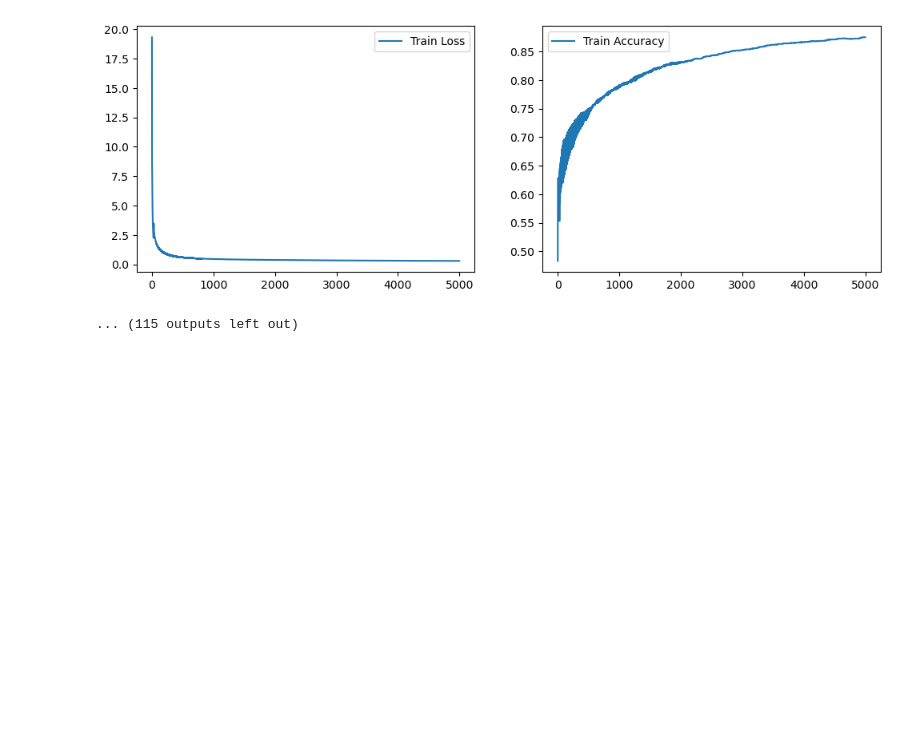
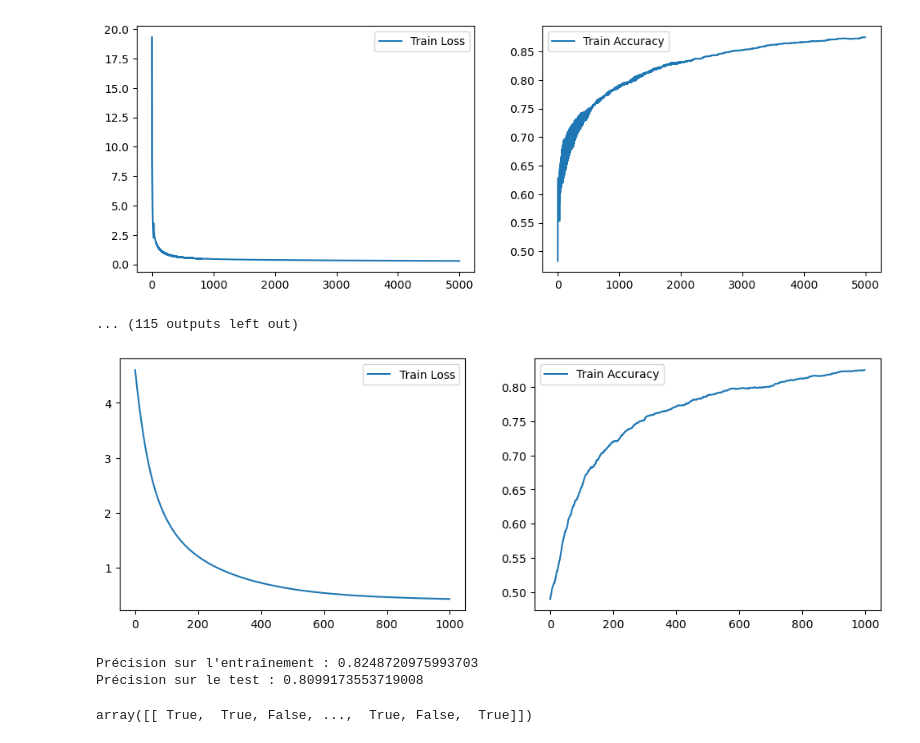
Before and after one commit to Feinst69/ANN-playground, a Jupyter notebook: data_explo.ipynb, the cells around one changed output. Cells and saved outputs as stored; diff of their text form; code cells hidden in the pictures; blank space fills up the shorter version.

```diff
--- a/data_explo.ipynb
+++ b/data_explo.ipynb
@@ -227,3 +225,25 @@ Testing: hidden_layers=(16, 16, 16), learning_rate=0.01, n_iter=5000
 ... (115 outputs left out)
 # %%
 results_df.to_excel('results.xlsx', index=False)
+# %%
+# Créer le modèle
+mlp = MLP(input_dim=X_train.shape[0], output_dim=1, hidden_layers=(16,), learning_rate=0.01, n_iter=1000)
+
+# Entraîner le modèle
+history = mlp.fit(X_train, y_train)
+
+# Tester le modèle
+y_pred_train = mlp.predict(X_train)
+y_pred_test = mlp.predict(X_test)
+
+# Évaluer les performances
+print("Précision sur l'entraînement :", accuracy_score(y_train.flatten(), y_pred_train.flatten()))
+print("Précision sur le test :", accuracy_score(y_test.flatten(), y_pred_test.flatten()))
+# %% [output]
+[figure, added]
+Précision sur l'entraînement : 0.8248720975993703
+Précision sur le test : 0.8099173553719008
+# %%
+y_pred_test
+# %% [output]
+array([[ True,  True, False, ...,  True, False,  True]])
```
Also changed, not shown: parts of 1 cell of this notebook.
